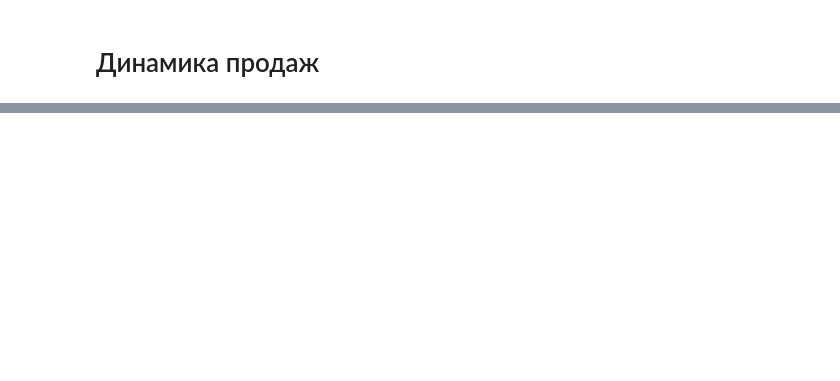
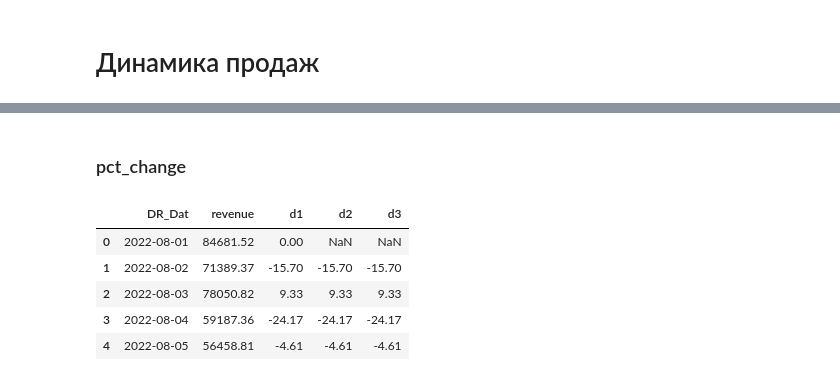
Before and after one commit to a18091986/EDU, a Jupyter notebook: 4_Бизнес_анализ/Динамика_продаж/Динамика продаж.ipynb, the cells around one changed output, grey strips where cells are left out. Saved outputs shown, nothing was run; the diff lists cells and outputs as text; code cells hidden in the pictures; blank space fills up the shorter version.

```diff
--- a/4_Бизнес_анализ/Динамика_продаж/Динамика продаж.ipynb
+++ b/4_Бизнес_анализ/Динамика_продаж/Динамика продаж.ipynb
@@ -22,0 +68,15 @@ df.head()
+# %% [markdown]
+### pct_change
+# %%
+df_revenue['d3'] = df_revenue['revenue'].pct_change(1)*100
+df_revenue = df_revenue.drop(columns=['revenue_shifted']) if 'revenue_shifted' in df_revenue.columns else df_revenue
+df_revenue.columns = ['DR_Dat', 'revenue', 'd1', 'd2', 'd3']
+df_revenue.fillna(0)
+df_revenue
+# %% [output]
+|  | DR_Dat | revenue | d1 | d2 | d3 |
+| 0 | 2022-08-01 | 84681.52 | 0.00 | NaN | NaN |
+| 1 | 2022-08-02 | 71389.37 | -15.70 | -15.70 | -15.70 |
+| 2 | 2022-08-03 | 78050.82 | 9.33 | 9.33 | 9.33 |
+| 3 | 2022-08-04 | 59187.36 | -24.17 | -24.17 | -24.17 |
+| 4 | 2022-08-05 | 56458.81 | -4.61 | -4.61 | -4.61 |
```
Also changed, not shown: parts of 7 cells of this notebook, 11 other files.
